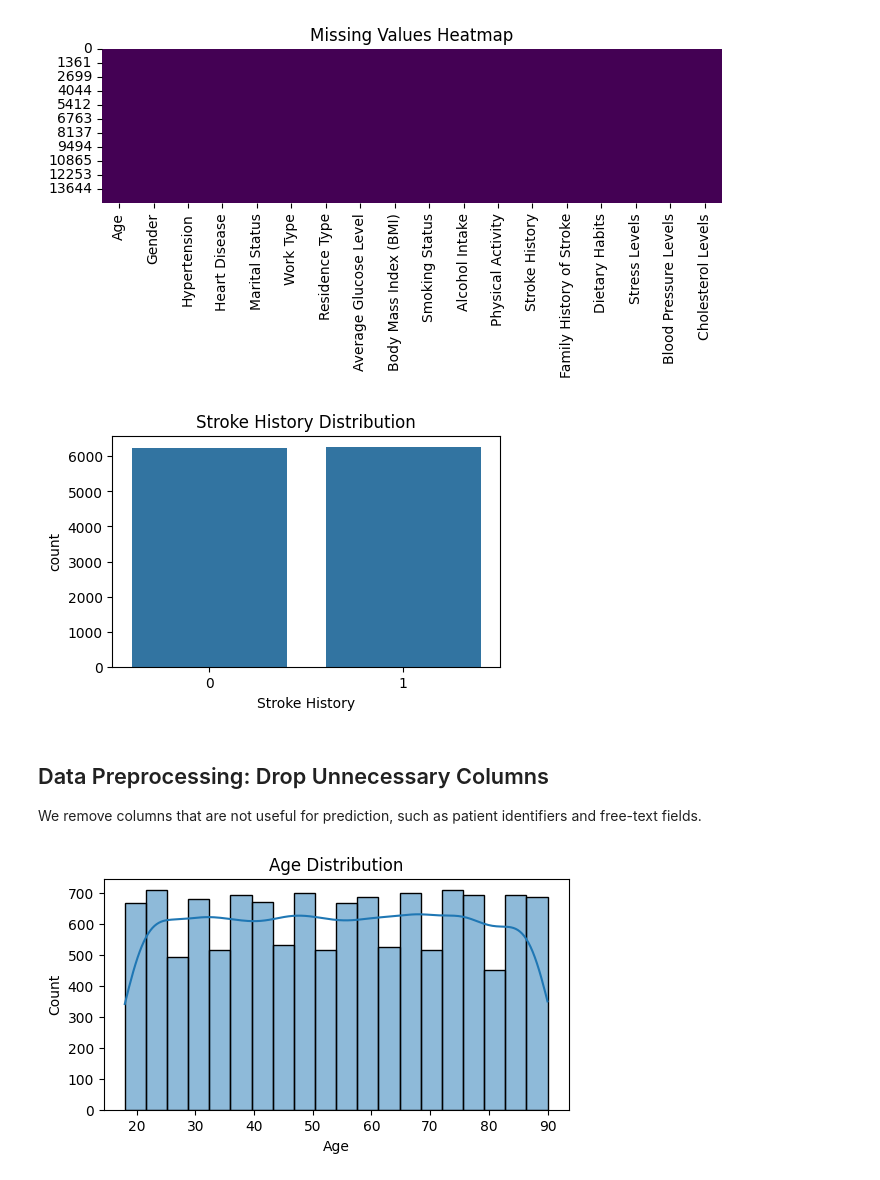
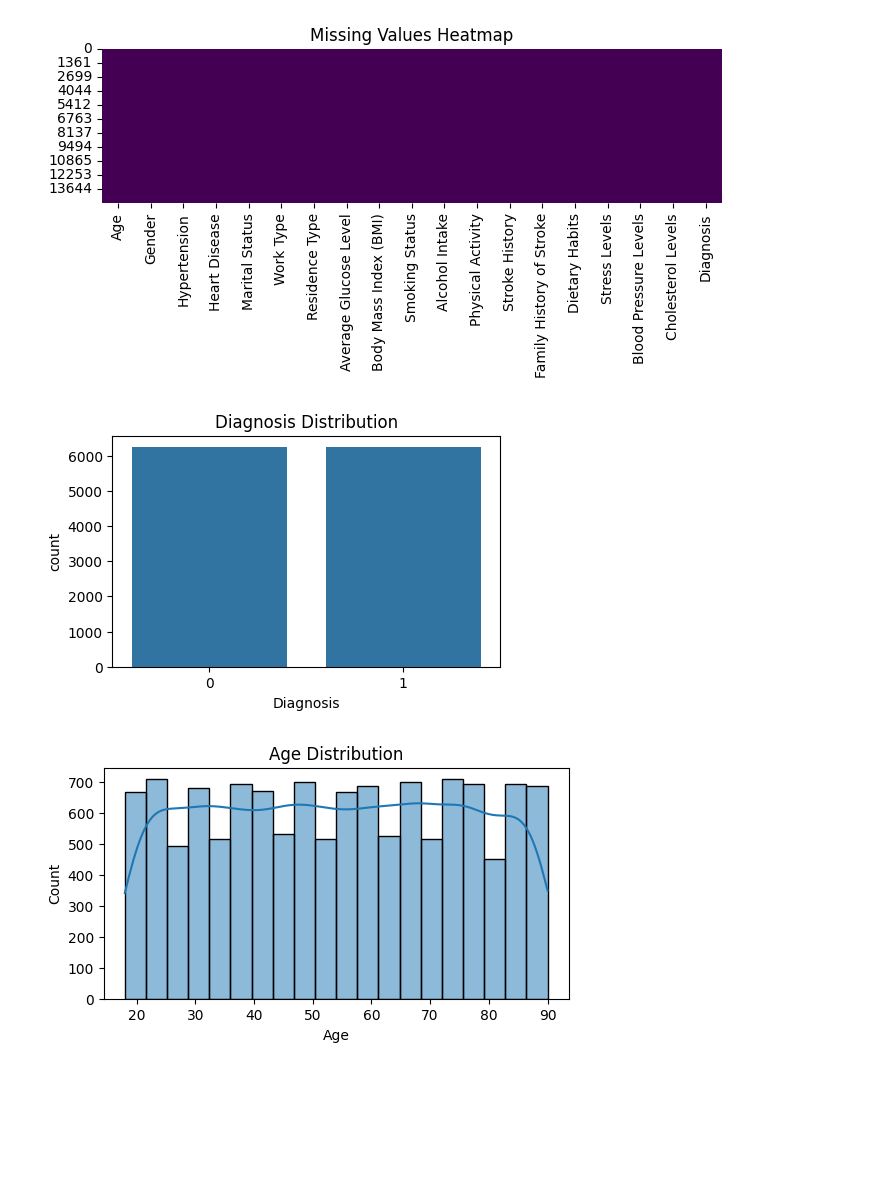
Before and after one commit to NusratRupu/Stroke-Prediction, a Jupyter notebook: Notebook/Stroke_prediction.ipynb, the cells around one changed output. Drawn from its saved outputs; the diff is of its cells as text; code cells hidden in the pictures; blank space fills up the shorter version.

```diff
--- a/Notebook/Stroke_prediction.ipynb
+++ b/Notebook/Stroke_prediction.ipynb
@@ -109,0 +31,7 @@ display(data.head())
+# %%
+# 4. Drop Unnecessary Columns (but keep 'Diagnosis')
+drop_cols = ['Patient ID', 'Patient Name', 'Symptoms']
+for col in drop_cols:
+    if col in data.columns:
+        data = data.drop(col, axis=1)
+display(data.head())
@@ -110,24 +45,20 @@ display(data.head())
 # %%
+# 5. Data Visualization
 # Visualize missing values
-import matplotlib.pyplot as plt
-import seaborn as sns
 plt.figure(figsize=(8, 2))
 sns.heatmap(data.isnull(), cbar=False, cmap='viridis')
 plt.title('Missing Values Heatmap')
 plt.show()
 # %% [output]
-[figure, old version]
+[figure, new version]
 # %%
-# Visualize class balance for Stroke History
+# Visualize class balance for Diagnosis
 plt.figure(figsize=(5,3))
-sns.countplot(x='Stroke History', data=data)
-plt.title('Stroke History Distribution')
+sns.countplot(x='Diagnosis', data=data)
+plt.title('Diagnosis Distribution')
 plt.show()
 # %% [output]
-[figure, old version]
+[figure, new version]
-# %% [markdown]
-## Data Preprocessing: Drop Unnecessary Columns
-We remove columns that are not useful for prediction, such as patient identifiers and free-text fields.
 # %%
 # Visualize Age distribution
 plt.figure(figsize=(6,3))
```
Also changed, not shown: parts of 28 cells of this notebook.
